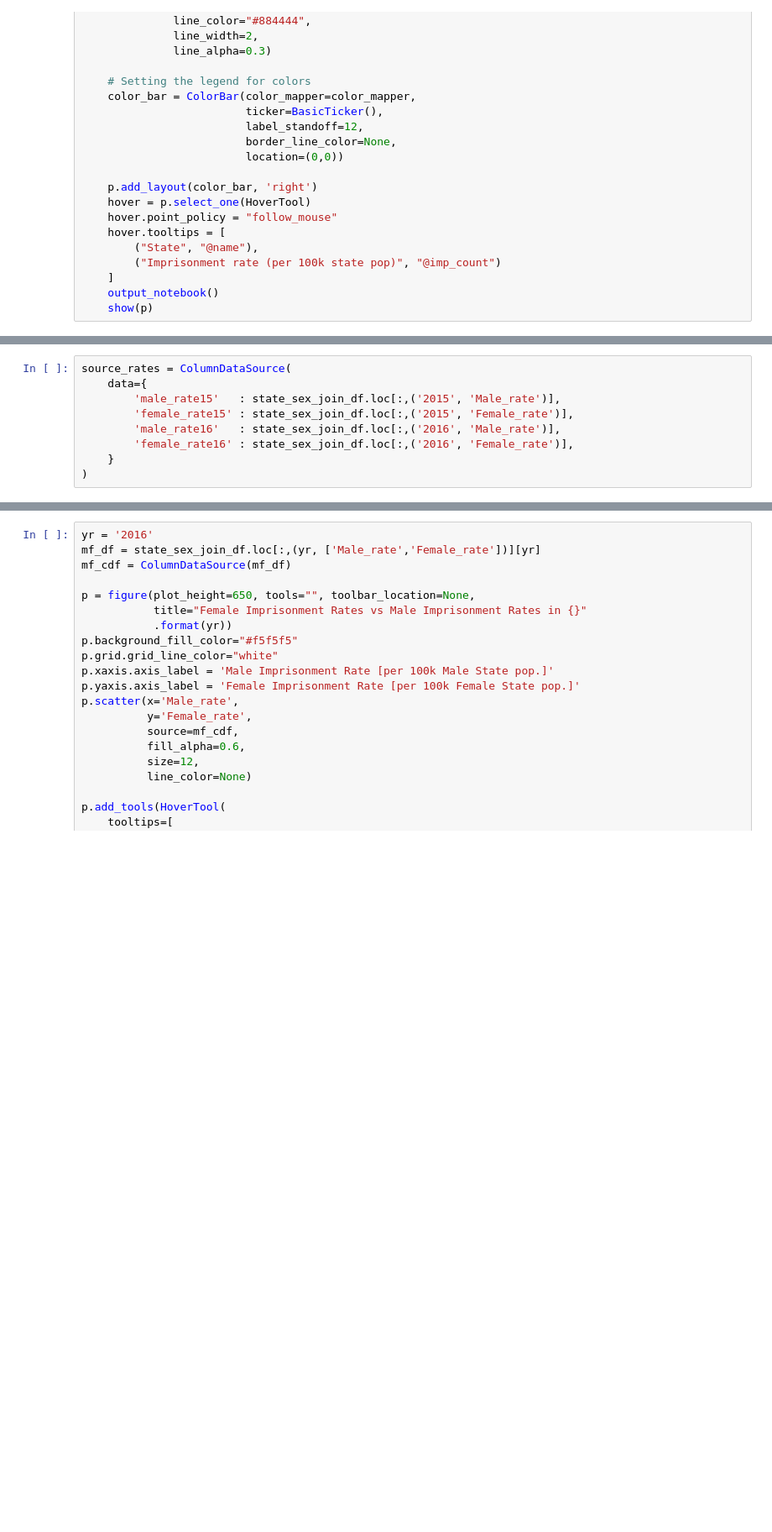
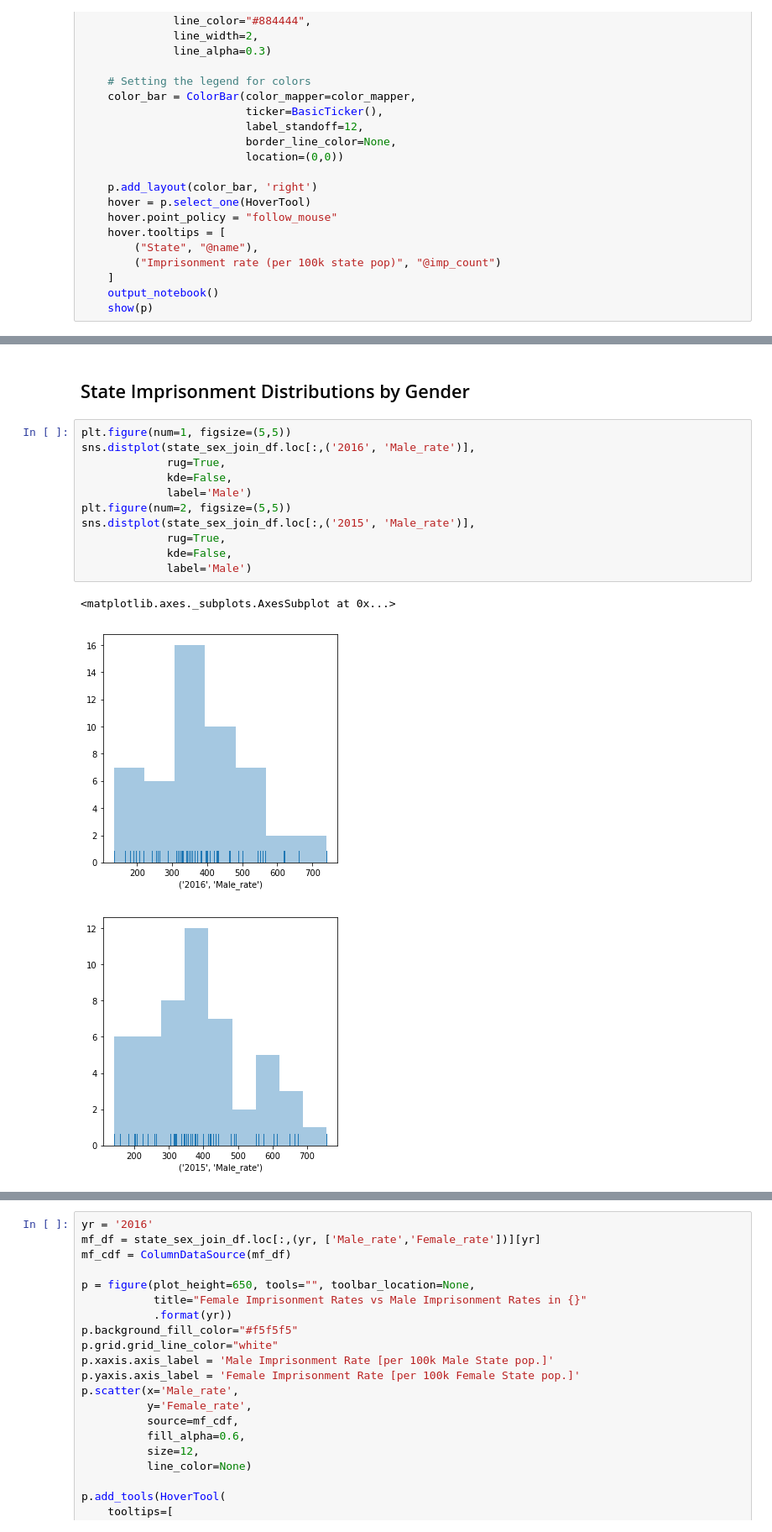
Before and after one commit to MattTriano/personal_site_public, a Jupyter notebook: Crime_and_Prisons_part2.ipynb, the cells around one changed output, grey strips where cells are left out. Shown: that part at 84% size. Cells and saved outputs as stored; diff of their text form; blank space fills up the shorter version.

```diff
--- a/Crime_and_Prisons_part2.ipynb
+++ b/Crime_and_Prisons_part2.ipynb
@@ -490,10 +443,18 @@ def make_choropleth(df, level1, level2, title, colors=COLORS):
-# %%
-source_rates = ColumnDataSource(
-    data={
-        'male_rate15'   : state_sex_join_df.loc[:,('2015', 'Male_rate')],
-        'female_rate15' : state_sex_join_df.loc[:,('2015', 'Female_rate')],
-        'male_rate16'   : state_sex_join_df.loc[:,('2016', 'Male_rate')],
-        'female_rate16' : state_sex_join_df.loc[:,('2016', 'Female_rate')],
-    }
-)
+# %% [markdown]
+## State Imprisonment Distributions by Gender <a id="6"></a>
+# %%
+plt.figure(num=1, figsize=(5,5))
+sns.distplot(state_sex_join_df.loc[:,('2016', 'Male_rate')],
+             rug=True,
+             kde=False,
+             label='Male')
+plt.figure(num=2, figsize=(5,5))
+sns.distplot(state_sex_join_df.loc[:,('2015', 'Male_rate')],
+             rug=True,
+             kde=False,
+             label='Male')
+# %% [output]
+<matplotlib.axes._subplots.AxesSubplot at 0x...>
+[figure, added]
+[figure, added]
 # %%
```
Also changed, not shown: parts of 23 cells of this notebook, 1 other file.
